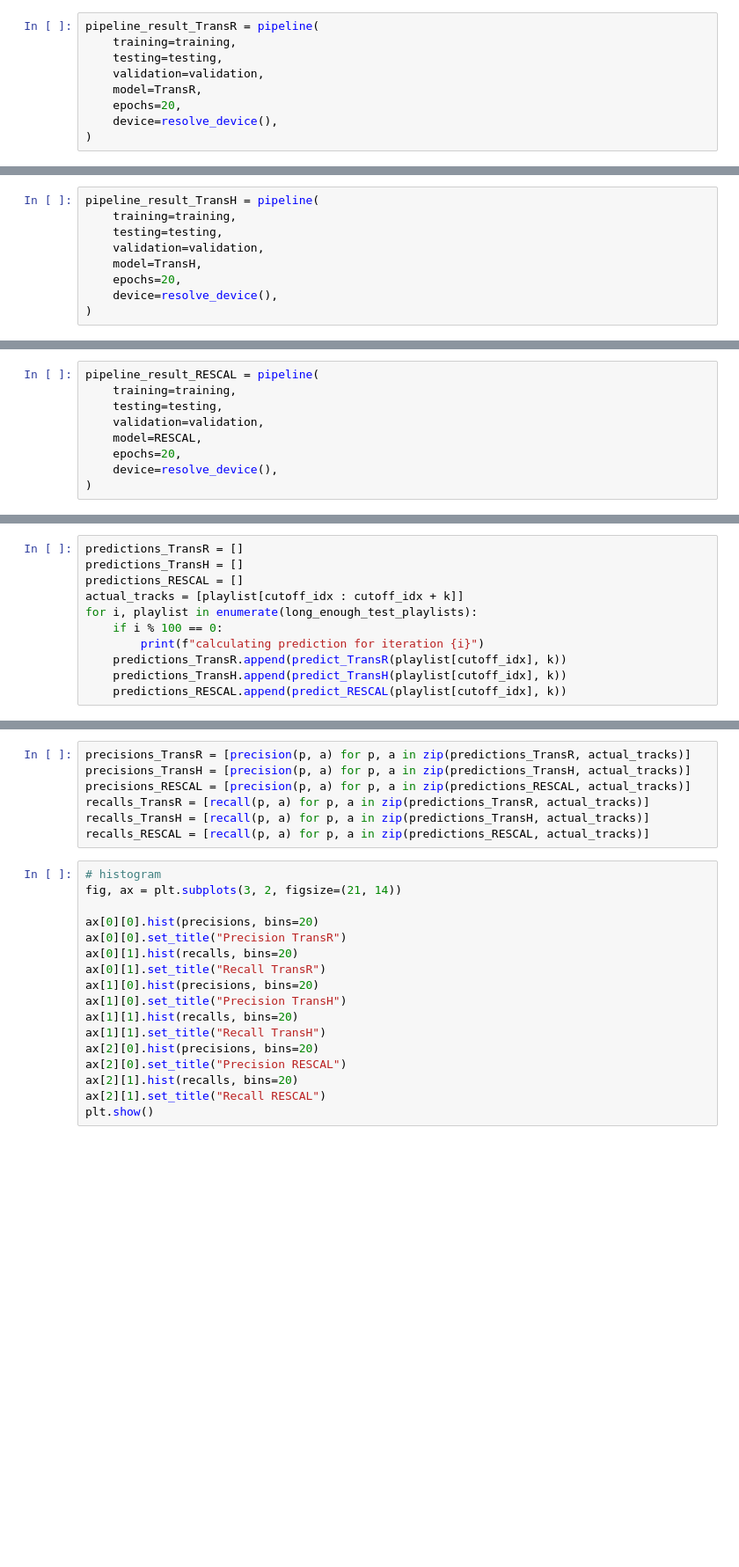
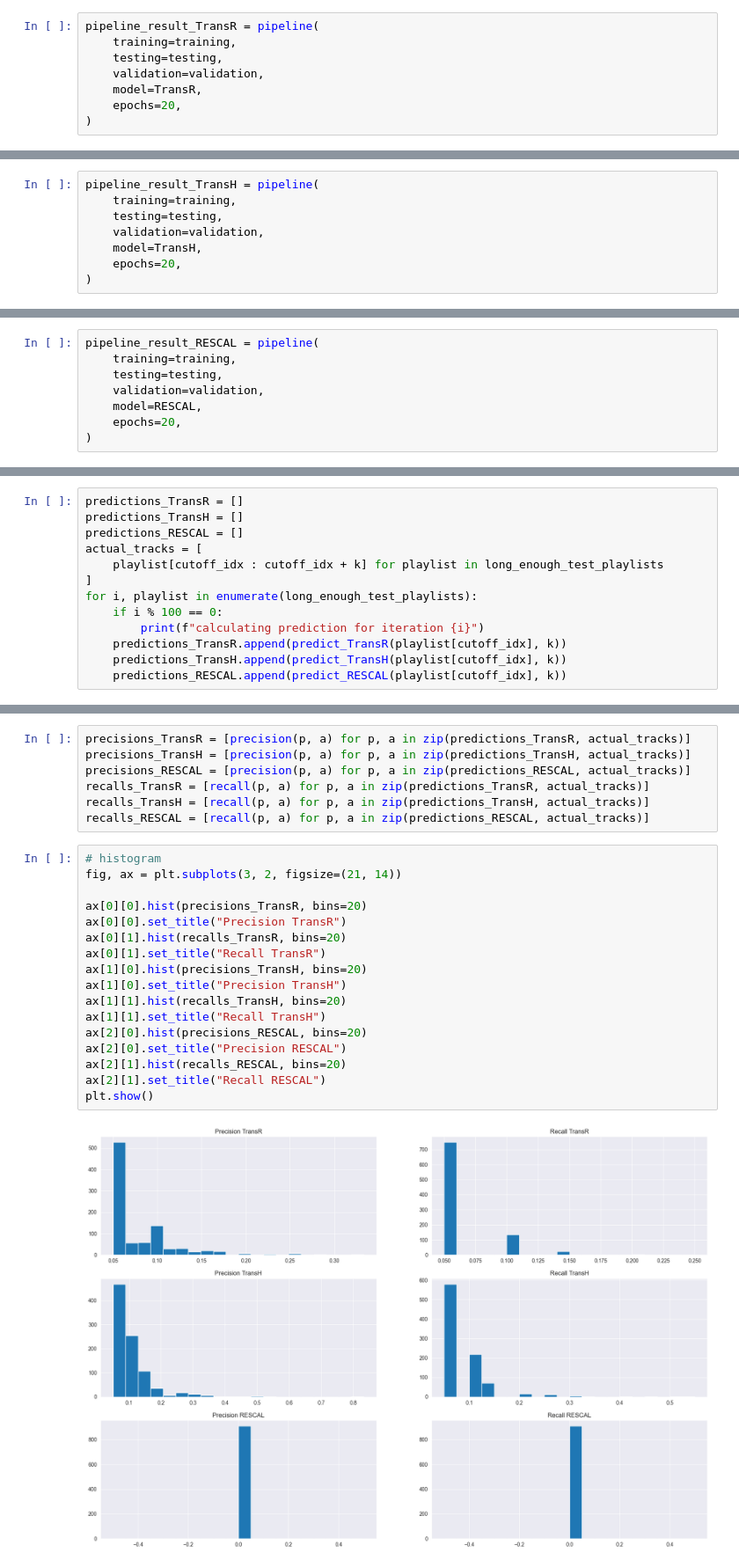
Before and after one commit to my-alaska/recommendations, a Jupyter notebook: knowledge_graphs/lab6_knowledge_graphs.ipynb, the cells around one changed output, grey strips where cells are left out. Shown: that part at 88% size. Saved outputs shown, nothing was run; the diff lists cells and outputs as text; blank space fills up the shorter version.

```diff
--- a/knowledge_graphs/lab6_knowledge_graphs.ipynb
+++ b/knowledge_graphs/lab6_knowledge_graphs.ipynb
@@ -263,6 +260,5 @@ pipeline_result_TransR = pipeline(
     validation=validation,
     model=TransR,
     epochs=20,
-    device=resolve_device(),
 )
 # %% [output]
@@ -276,5 +274,4 @@ pipeline_result_TransH = pipeline(
     validation=validation,
     model=TransH,
     epochs=20,
-    device=resolve_device(),
 )
@@ -285,5 +288,4 @@ pipeline_result_RESCAL = pipeline(
     validation=validation,
     model=RESCAL,
     epochs=20,
-    device=resolve_device(),
 )
@@ -329,7 +337,9 @@ def predict_RESCAL(track_id: str, k: int) -> list[str]:
 predictions_TransR = []
 predictions_TransH = []
 predictions_RESCAL = []
-actual_tracks = [playlist[cutoff_idx : cutoff_idx + k]]
+actual_tracks = [
+    playlist[cutoff_idx : cutoff_idx + k] for playlist in long_enough_test_playlists
+]
 for i, playlist in enumerate(long_enough_test_playlists):
     if i % 100 == 0:
         print(f"calculating prediction for iteration {i}")
@@ -346,17 +367,19 @@ recalls_RESCAL = [recall(p, a) for p, a in zip(predictions_RESCAL, actual_tracks
 # %%
 # histogram
 fig, ax = plt.subplots(3, 2, figsize=(21, 14))
 
-ax[0][0].hist(precisions, bins=20)
+ax[0][0].hist(precisions_TransR, bins=20)
 ax[0][0].set_title("Precision TransR")
-ax[0][1].hist(recalls, bins=20)
+ax[0][1].hist(recalls_TransR, bins=20)
 ax[0][1].set_title("Recall TransR")
-ax[1][0].hist(precisions, bins=20)
+ax[1][0].hist(precisions_TransH, bins=20)
 ax[1][0].set_title("Precision TransH")
-ax[1][1].hist(recalls, bins=20)
+ax[1][1].hist(recalls_TransH, bins=20)
 ax[1][1].set_title("Recall TransH")
-ax[2][0].hist(precisions, bins=20)
+ax[2][0].hist(precisions_RESCAL, bins=20)
 ax[2][0].set_title("Precision RESCAL")
-ax[2][1].hist(recalls, bins=20)
+ax[2][1].hist(recalls_RESCAL, bins=20)
 ax[2][1].set_title("Recall RESCAL")
 plt.show()
+# %% [output]
+[figure, added]
```
Also changed, not shown: parts of 11 cells of this notebook.
